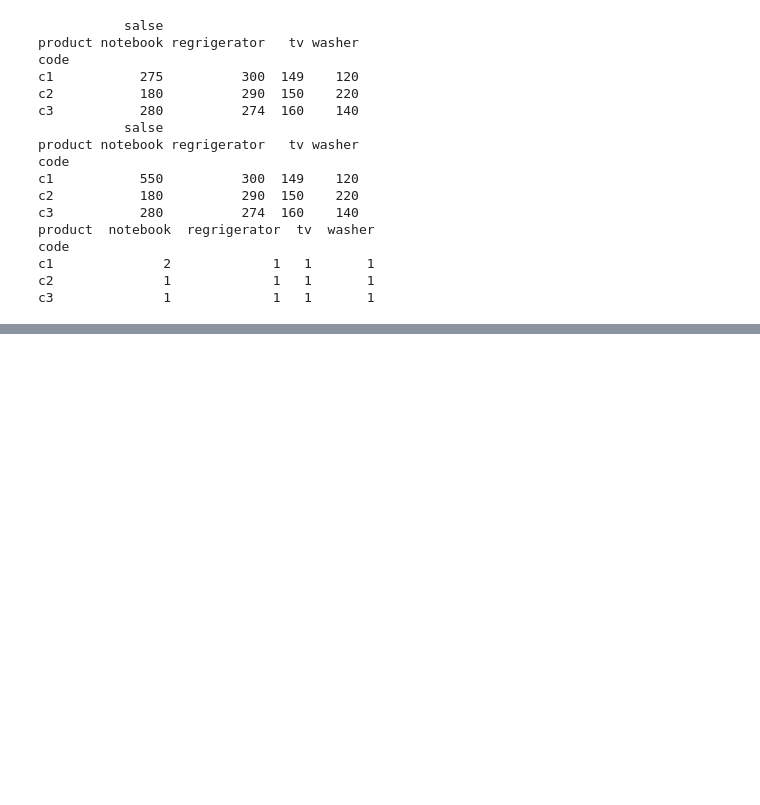
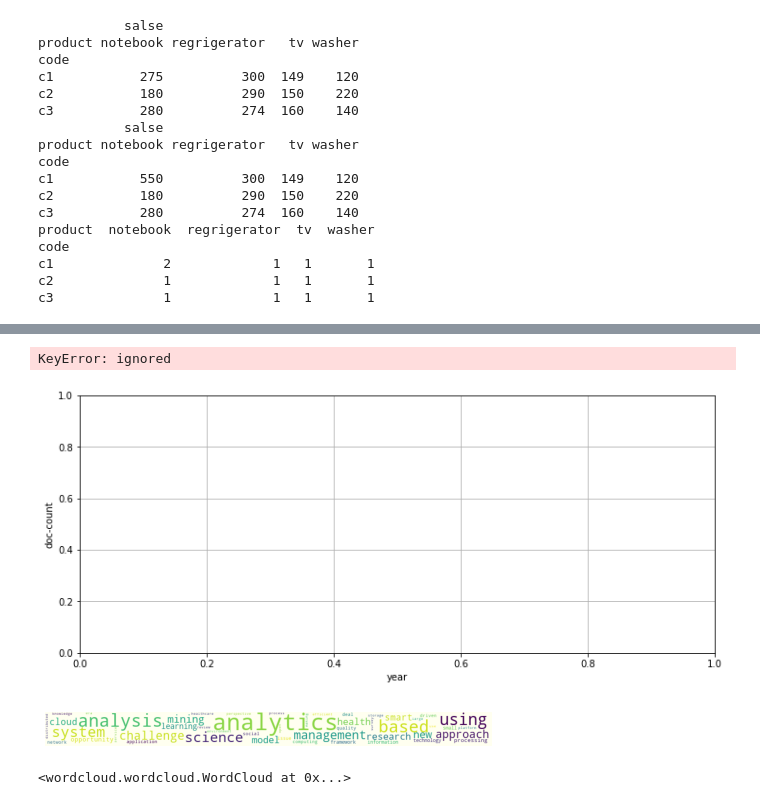
Before and after one commit to ldhml/Bigdata, a Jupyter notebook: bigdata.ipynb, the cells around one changed output, grey strips where cells are left out. Saved outputs shown, nothing was run; the diff lists cells and outputs as text; code cells hidden in the pictures; blank space fills up the shorter version.

```diff
--- a/bigdata.ipynb
+++ b/bigdata.ipynb
@@ -2270,0 +2557,6 @@ c3              1             1   1       1
+# %%
+#doc_count컬럼을 추가한 뒤 '출판일' 컬럼을 기준으로 그룹을 만들고.
+#그룹별 데이터 개수 count()를 doc_count 컬럼에 저장하여 summary_year리스트 생성
+riss_df['doc_count']=0
+summary_year=riss_df.groupby('출판일')['doc_count'].count()
+print(summary_year)
@@ -2270,0 +2581,27 @@ c3              1             1   1       1
+# %%
+plt.figure(figsize=(12,5))
+plt.xlabel("year")
+plt.ylabel("doc-count")
+plt.grid(True)
+
+plt.plot(range(len(summary_year)),summary_year['doc_count'])
+plt.xticks(range(len(summary_year)),[text for text in summary_year['출판일']])
+plt.show()
+# %% [output]
+KeyError: ignored
+[figure, added]
+# %%
+stopwords=set(STOPWORDS)
+wc=WordCloud(background_color='ivory',stopwords=stopwords,width=800,height=60)
+cloud=wc.generate_from_frequencies(word_count)
+
+
+plt.figure(figsize=(8,8))
+plt.imshow(cloud)
+plt.axis('off')
+plt.show()
+
+cloud.to_file("/content/sample_data/ridd_bigdata_wordCloud.jpg")
+# %% [output]
+[figure, added]
+<wordcloud.wordcloud.WordCloud at 0x...>
```
Also changed, not shown: parts of 18 cells of this notebook.
